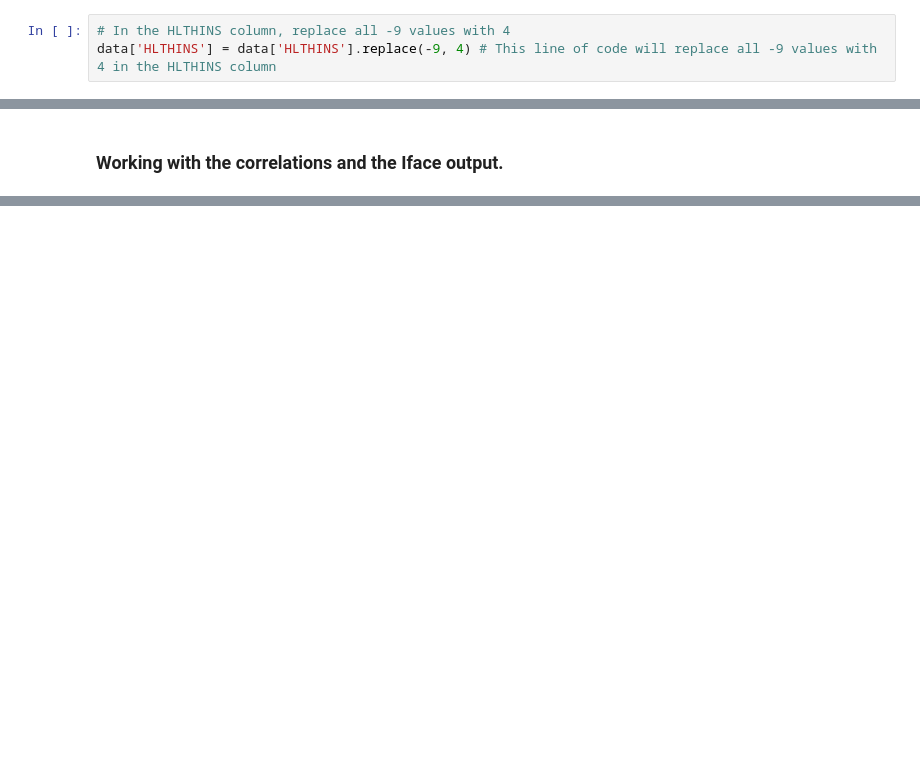
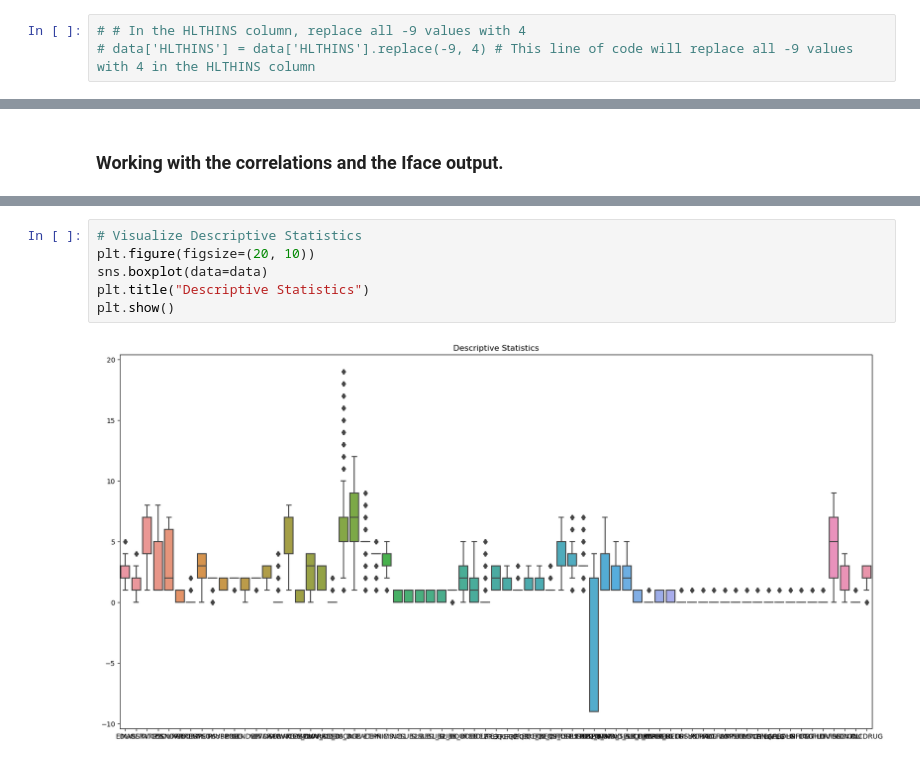
Before and after one commit to MWatkins87/House_of_Hope, a Jupyter notebook: beau.ipynb, the cells around one changed output, grey strips where cells are left out. Drawn from its saved outputs; the diff is of its cells as text; blank space fills up the shorter version.

```diff
--- a/beau.ipynb
+++ b/beau.ipynb
@@ -85,4 +67,4 @@ display(data[data['HLTHINS'] == -9]) # This line of code will display the rows w
 # %%
-# In the HLTHINS column, replace all -9 values with 4
-data['HLTHINS'] = data['HLTHINS'].replace(-9, 4) # This line of code will replace all -9 values with 4 in the HLTHINS column
+# # In the HLTHINS column, replace all -9 values with 4
+# data['HLTHINS'] = data['HLTHINS'].replace(-9, 4) # This line of code will replace all -9 values with 4 in the HLTHINS column
 # %%
@@ -757,0 +403,8 @@ elif reason2 == "METHUSE":
+# %%
+# Visualize Descriptive Statistics
+plt.figure(figsize=(20, 10))
+sns.boxplot(data=data)
+plt.title("Descriptive Statistics")
+plt.show()
+# %% [output]
+[figure, added]
```
Also changed, not shown: parts of 59 cells of this notebook.
